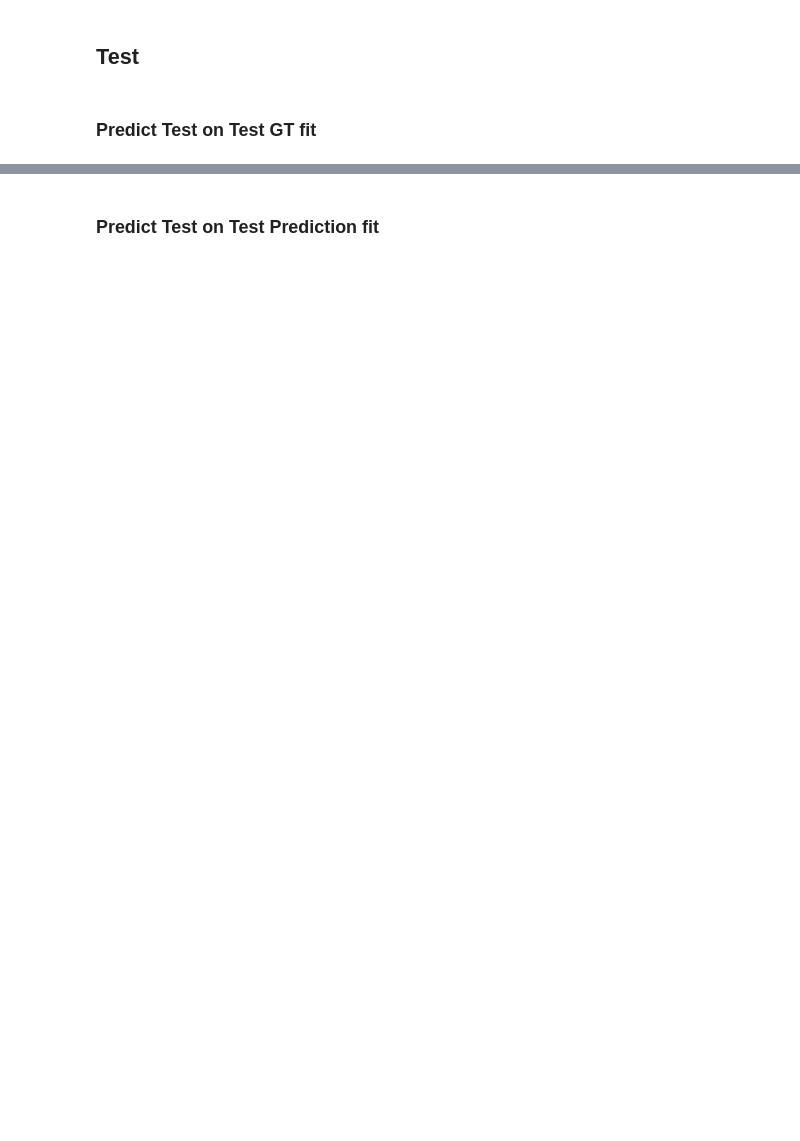
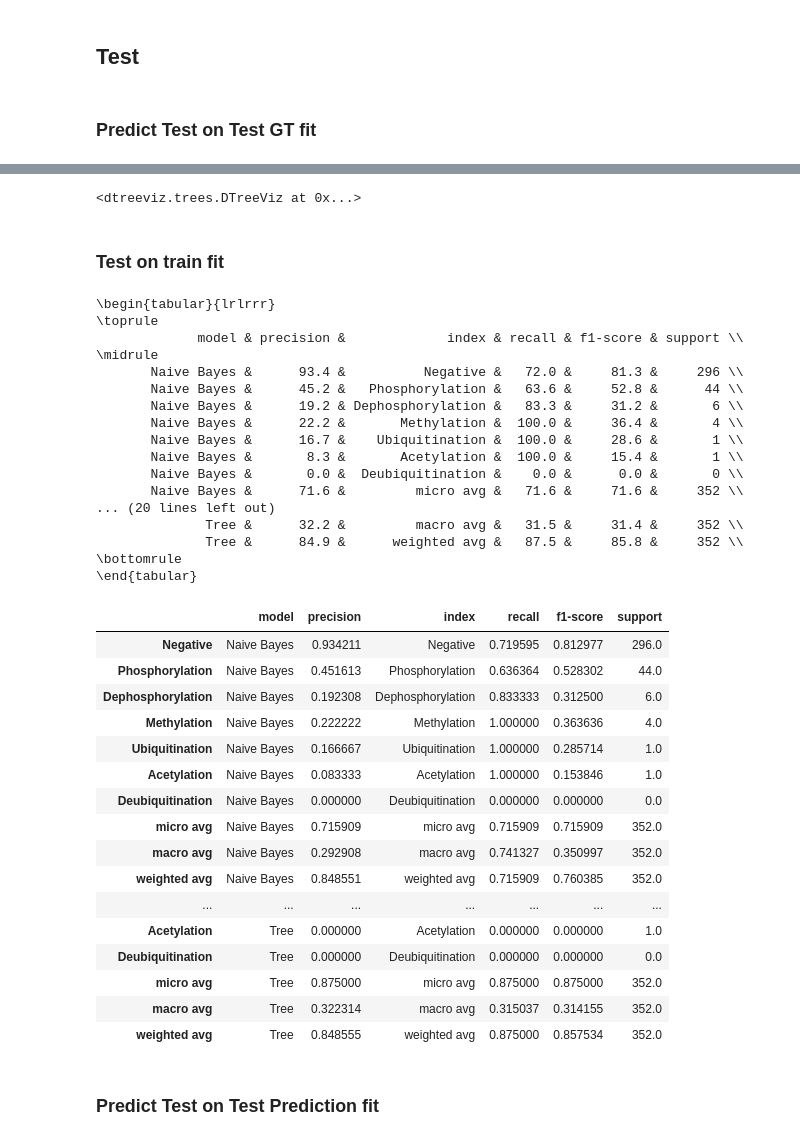
Before and after one commit to elangovana/bert-shortcuts, a Jupyter notebook: notebooks/ptm_ppi_shortcut_analysis.ipynb, the cells around one changed output, grey strips where cells are left out. Drawn from its saved outputs; the diff is of its cells as text; code cells hidden in the pictures; blank space fills up the shorter version.

```diff
--- a/notebooks/ptm_ppi_shortcut_analysis.ipynb
+++ b/notebooks/ptm_ppi_shortcut_analysis.ipynb
@@ -271,5 +412,52 @@ Training Tree
 \bottomrule
 \end{tabular}
+# %%
+#plot_tree(result_test_gt[NAIVE_BAYES_WITH_TREE]["m"])
+
+plot_tree_pretty(result_test_gt[NAIVE_BAYES_WITH_TREE]["m"], df_test["x"], df_test["y"])
+# %% [output]
+<dtreeviz.trees.DTreeViz at 0x...>
+# %% [markdown]
+### Test on train fit
+# %%
+result_train_predict_test_gt = predict_all_classifiers(df_test, result_test_gt)
+
+print_report_all_classifiers(df_test["y"], result_train_predict_test_gt,  all_labels)
+# %% [output]
+\begin{tabular}{lrlrrr}
+\toprule
+             model & precision &             index & recall & f1-score & support \\
+\midrule
+       Naive Bayes &      93.4 &          Negative &   72.0 &     81.3 &     296 \\
+       Naive Bayes &      45.2 &   Phosphorylation &   63.6 &     52.8 &      44 \\
+       Naive Bayes &      19.2 & Dephosphorylation &   83.3 &     31.2 &       6 \\
+       Naive Bayes &      22.2 &       Methylation &  100.0 &     36.4 &       4 \\
+       Naive Bayes &      16.7 &    Ubiquitination &  100.0 &     28.6 &       1 \\
+       Naive Bayes &       8.3 &       Acetylation &  100.0 &     15.4 &       1 \\
+       Naive Bayes &       0.0 &  Deubiquitination &    0.0 &      0.0 &       0 \\
+       Naive Bayes &      71.6 &         micro avg &   71.6 &     71.6 &     352 \\
+... (20 lines left out)
+              Tree &      32.2 &         macro avg &   31.5 &     31.4 &     352 \\
+              Tree &      84.9 &      weighted avg &   87.5 &     85.8 &     352 \\
+\bottomrule
+\end{tabular}
+|  | model | precision | index | recall | f1-score | support |
+| Negative | Naive Bayes | 0.934211 | Negative | 0.719595 | 0.812977 | 296.0 |
+| Phosphorylation | Naive Bayes | 0.451613 | Phosphorylation | 0.636364 | 0.528302 | 44.0 |
+| Dephosphorylation | Naive Bayes | 0.192308 | Dephosphorylation | 0.833333 | 0.312500 | 6.0 |
+| Methylation | Naive Bayes | 0.222222 | Methylation | 1.000000 | 0.363636 | 4.0 |
+| Ubiquitination | Naive Bayes | 0.166667 | Ubiquitination | 1.000000 | 0.285714 | 1.0 |
+| Acetylation | Naive Bayes | 0.083333 | Acetylation | 1.000000 | 0.153846 | 1.0 |
+| Deubiquitination | Naive Bayes | 0.000000 | Deubiquitination | 0.000000 | 0.000000 | 0.0 |
+| micro avg | Naive Bayes | 0.715909 | micro avg | 0.715909 | 0.715909 | 352.0 |
+| macro avg | Naive Bayes | 0.292908 | macro avg | 0.741327 | 0.350997 | 352.0 |
+| weighted avg | Naive Bayes | 0.848551 | weighted avg | 0.715909 | 0.760385 | 352.0 |
+| ... | ... | ... | ... | ... | ... | ... |
+| Acetylation | Tree | 0.000000 | Acetylation | 0.000000 | 0.000000 | 1.0 |
+| Deubiquitination | Tree | 0.000000 | Deubiquitination | 0.000000 | 0.000000 | 0.0 |
+| micro avg | Tree | 0.875000 | micro avg | 0.875000 | 0.875000 | 352.0 |
+| macro avg | Tree | 0.322314 | macro avg | 0.315037 | 0.314155 | 352.0 |
+| weighted avg | Tree | 0.848555 | weighted avg | 0.875000 | 0.857534 | 352.0 |
 # %% [markdown]
 ### Predict Test on Test Prediction fit
 # %%
```
Also changed, not shown: parts of 39 cells of this notebook, 1 other file.
